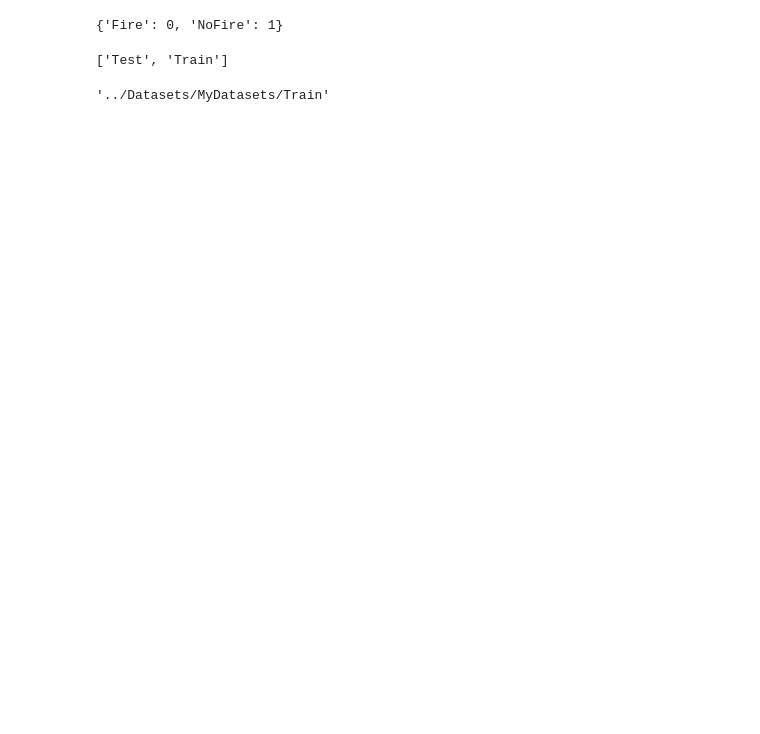
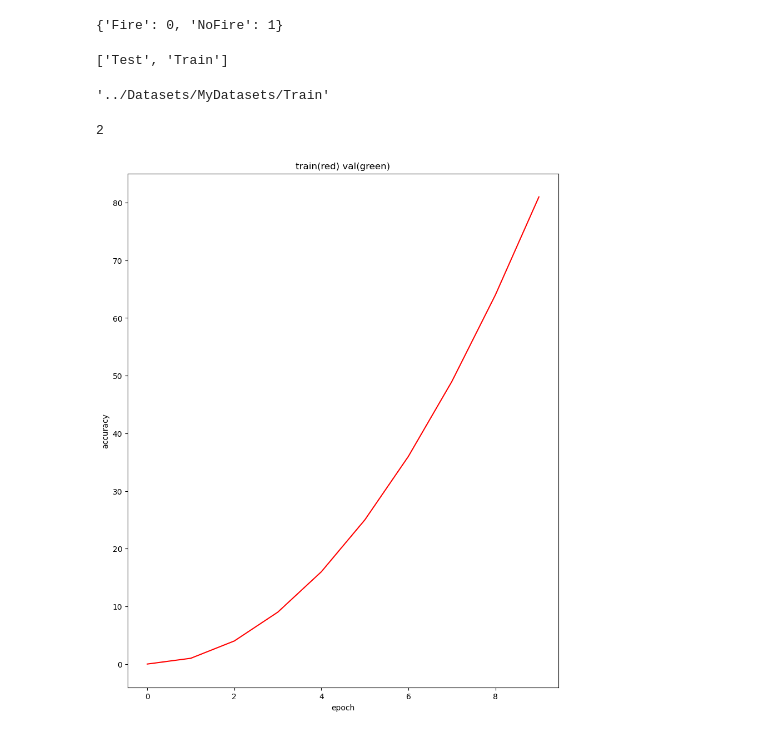
Before and after one commit to Hikomorebi/Fire-Detection, a Jupyter notebook: VIT/test.ipynb, the cells around one changed output. Cells and saved outputs as stored; diff of their text form; code cells hidden in the pictures; blank space fills up the shorter version.

```diff
--- a/VIT/test.ipynb
+++ b/VIT/test.ipynb
@@ -35,0 +42,16 @@ train_path
+# %%
+q,w,e = abc()
+w
+# %% [output]
+2
+# %%
+x = [i for i in range(10)]
+y = [i**2 for i in range(10)]
+plt.figure(figsize = (10,12))
+plt.plot(x,y,'r')
+plt.title('train(red) val(green)')
+plt.ylabel('accuracy')
+plt.xlabel("epoch")
+plt.show()
+# %% [output]
+[figure, added]
```
Also changed, not shown: parts of 1 cell of this notebook, 5 other files.
